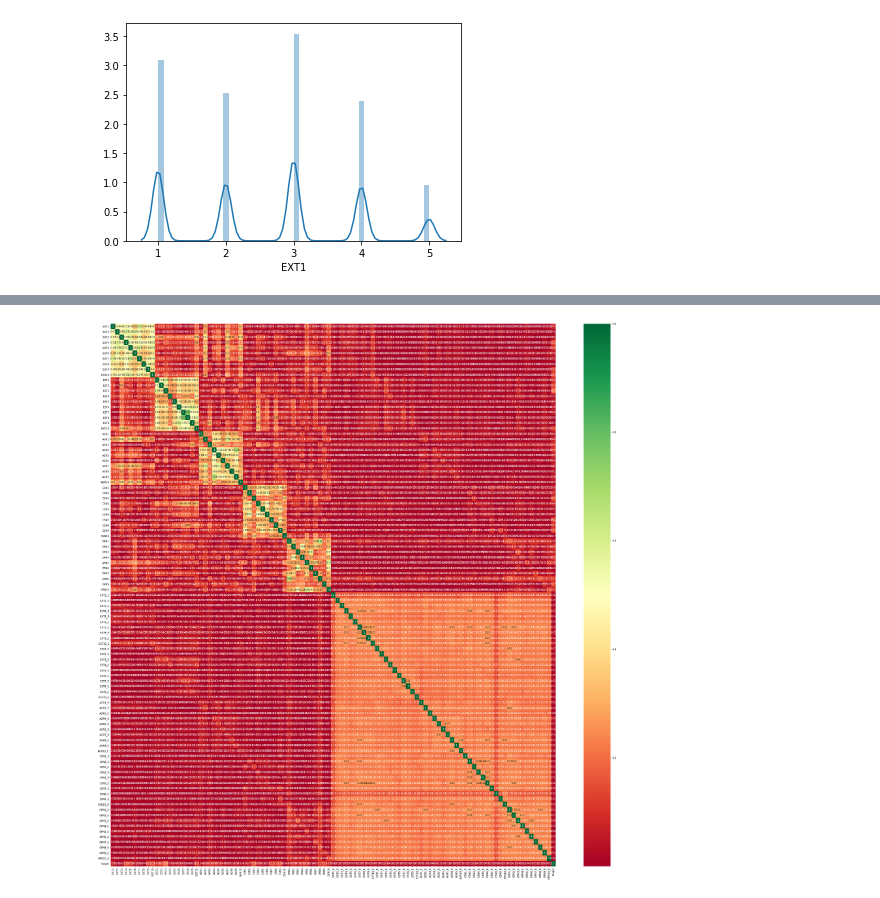
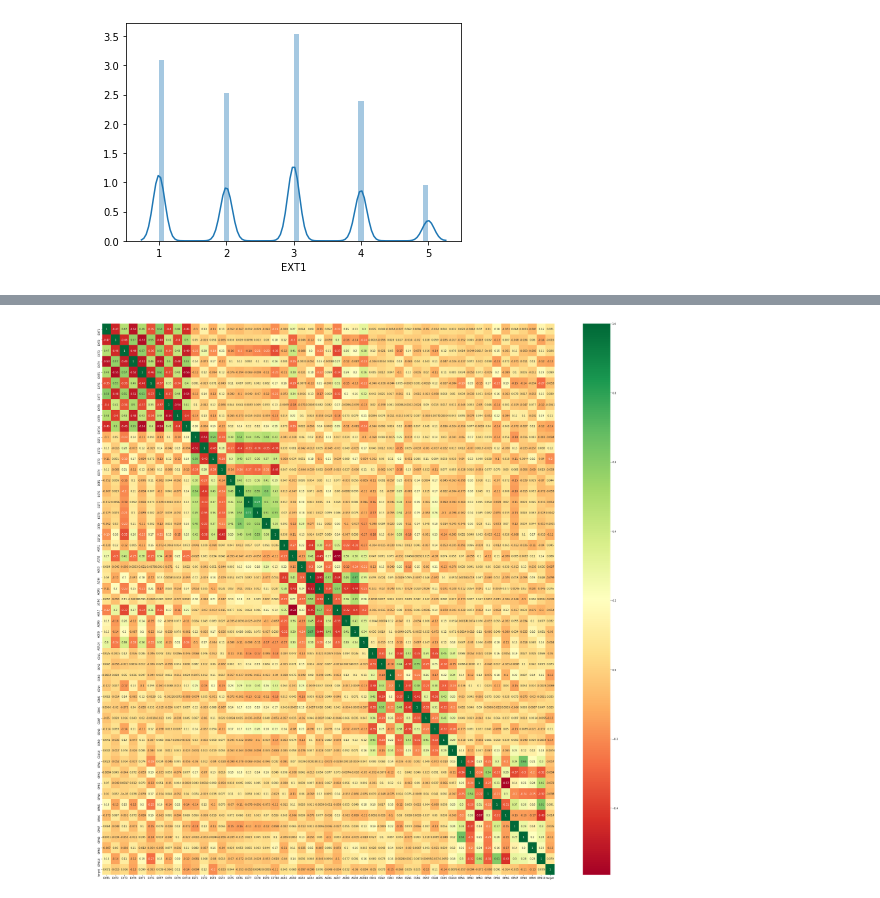
Before and after one commit to UNSpecializationAI/BigFivePersonality, a Jupyter notebook: Big-Five Factor Markers.ipynb, the cells around one changed output, grey strips where cells are left out. Saved outputs shown, nothing was run; the diff lists cells and outputs as text; code cells hidden in the pictures.

```diff
--- a/Big-Five Factor Markers.ipynb
+++ b/Big-Five Factor Markers.ipynb
@@ -173,13 +214,13 @@ print(featureScores.nlargest(52,'Score'))
 92  OPN3_E     47.59
 50  EXT1_E     47.10
 # %%
-#df.drop(labels = time_columns, axis=1,inplace = True)
+df.drop(labels = time_columns, axis=1,inplace = True)
 # %%
 corrmat = df.corr()
 top_corr_features = corrmat.index
 plt.figure(figsize=(40,40))
 plt.tight_layout()
 
-g=sns.heatmap(df[top_corr_features].corr().abs(),annot=True,cmap="RdYlGn")
+g=sns.heatmap(df[top_corr_features].corr(),annot=True,cmap="RdYlGn")
 # %% [output]
-[figure, old version]
+[figure, new version]
```
Also changed, not shown: parts of 5 cells of this notebook.
